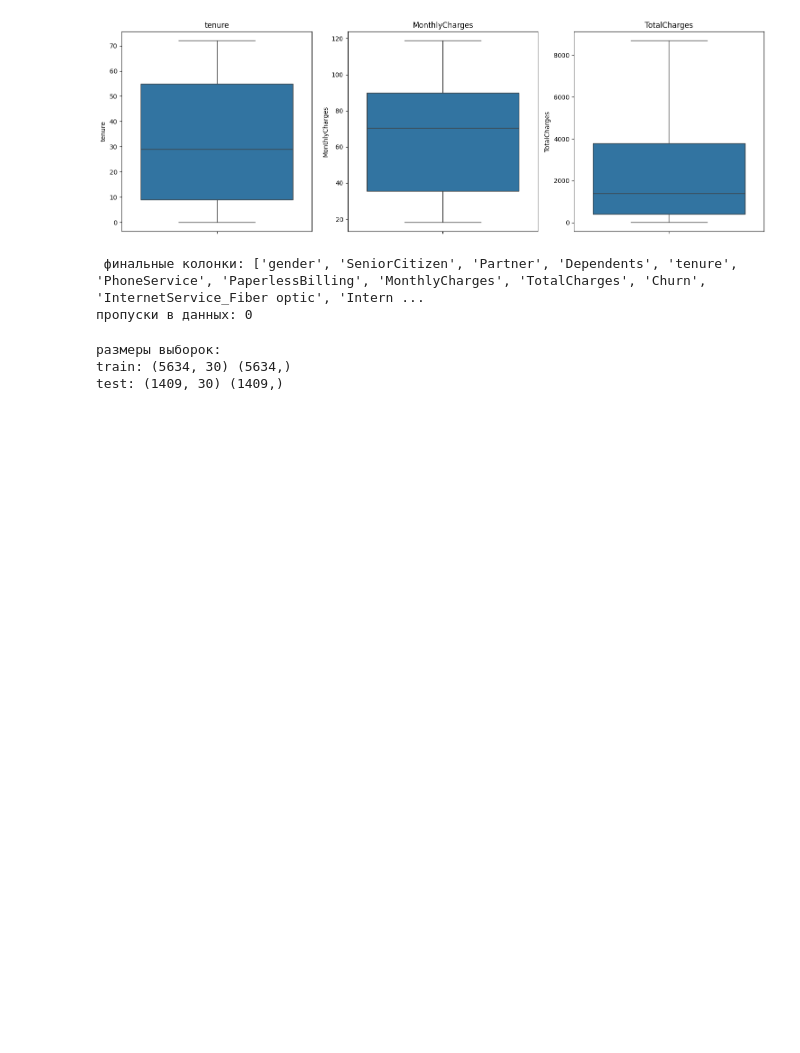
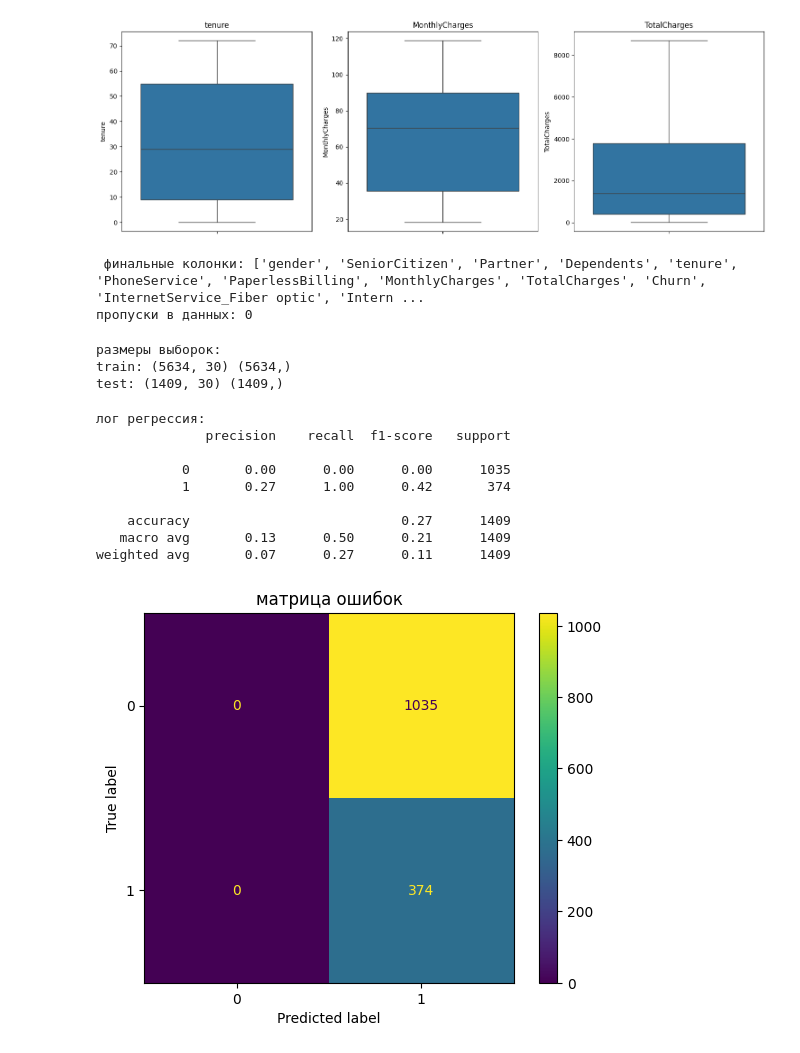
Before and after one commit to 1vrk/Telco_ML, a Jupyter notebook: telco_churn_ml/notebooks/telco_churn_analysis.ipynb, the cells around one changed output. Drawn from its saved outputs; the diff is of its cells as text; code cells hidden in the pictures; blank space fills up the shorter version.

Commit message:
feat: -добавлена логистическая регрессия (ml)

```diff
--- a/telco_churn_ml/notebooks/telco_churn_analysis.ipynb
+++ b/telco_churn_ml/notebooks/telco_churn_analysis.ipynb
@@ -436,7 +437,54 @@ print("test:", X_test.shape, y_test.shape)
 train: (5634, 30) (5634,)
 test: (1409, 30) (1409,)
 # %%
-# приступим к базовому моделированию и позже случайный лес затронем
+# приступим к базовому моделированию: логистическая регрессия, случайный лес
+from sklearn.linear_model import LogisticRegression
+from sklearn.metrics import classification_report, ConfusionMatrixDisplay
+from sklearn.metrics import precision_recall_curve
+
+
+
+lr = LogisticRegression(class_weight = 'balanced', max_iter = 1000, random_state = 321)
+lr.fit(X_train, y_train)
+
+y_pred_lr = lr.predict(X_test)
+y_proba_lr = lr.predict_proba(X_test)[:,1]
+
+precisions, recalls, thresholds = precision_recall_curve(y_test, y_proba_lr)
+if np.any(recalls >= 0.75):  # Проверяем, достижим ли recall 75%
+    optimal_idx = np.where(recalls >= 0.75)[0][0]  # Первый индекс с recall >= 75%
+    optimal_threshold = thresholds[optimal_idx]
+else:
+    print("Recall 75% недостижим. Используем порог с максимальным recall.")
+    optimal_idx = np.argmax(recalls)
+    optimal_threshold = thresholds[optimal_idx]
+
+y_pred_optimal = (y_proba_lr >= optimal_threshold).astype(int)
+
+if np.sum(y_pred_optimal) == 0:
+    print("Внимание: модель не предсказывает ни одного ухода!")
+    print("Используем стандартный порог 0.5.")
+    y_pred_optimal = lr.predict(X_test)
+
+
+print("лог регрессия:")
+print(classification_report(y_test, y_pred_optimal, zero_division=0))
+
+ConfusionMatrixDisplay.from_predictions(y_test, y_pred_optimal)
+plt.title('матрица ошибок')
+plt.savefig('D:/Churn_ML/telco_churn_ml/reports/matrix_75recall.png')
+plt.show()
+# %% [output]
+лог регрессия:
+              precision    recall  f1-score   support
+
+           0       0.00      0.00      0.00      1035
+           1       0.27      1.00      0.42       374
+
+    accuracy                           0.27      1409
+   macro avg       0.13      0.50      0.21      1409
+weighted avg       0.07      0.27      0.11      1409
+[figure, added]
 # %%
 ml_data_query = """
 SELECT
```
Also changed, not shown: parts of 1 cell of this notebook, 3 other files.
